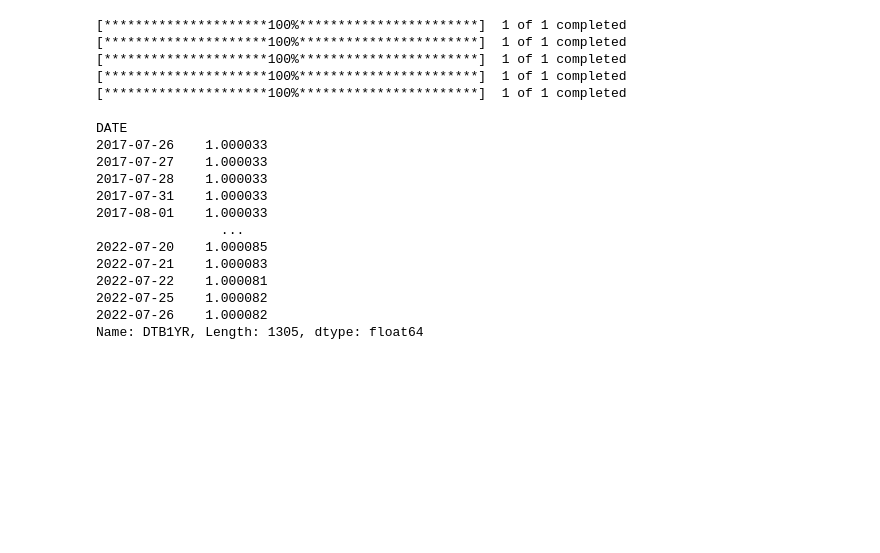
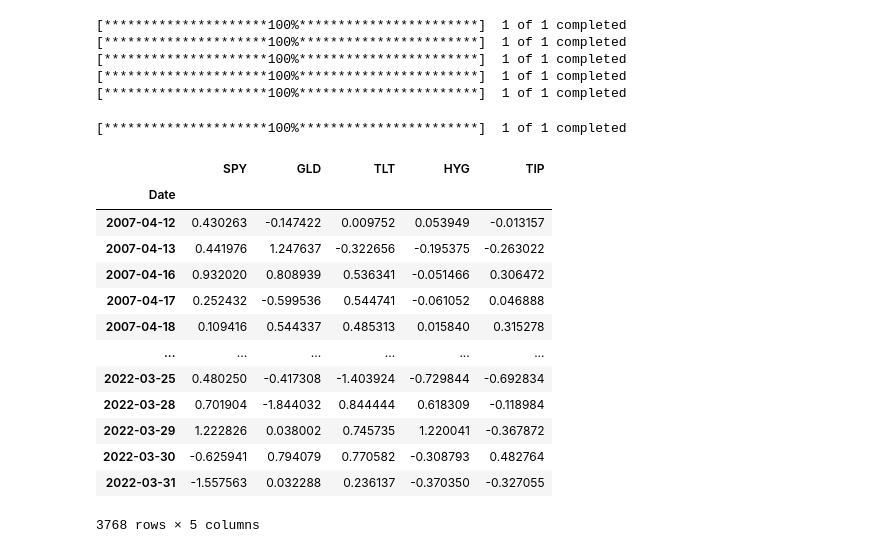
Before and after one commit to EdgyPanda/Python-Projects, a Jupyter notebook: RiskParity-Portfolio/RiskParity.ipynb, the cells around one changed output. Saved outputs shown, nothing was run; the diff lists cells and outputs as text; code cells hidden in the pictures; blank space fills up the shorter version.

```diff
--- a/RiskParity-Portfolio/RiskParity.ipynb
+++ b/RiskParity-Portfolio/RiskParity.ipynb
@@ -154,35 +158,38 @@ for i in tickers:
 #risky assets and have an annualized return following the yield to maturity of a 1-year treasury bill transformed
 #from percentage annualized values to daily decimal-values by dividing with 100 * 365.
 
-RiskFreeRate = pd.read_csv('DTB1YR.csv', index_col='DATE')
-RiskFreeRate['DTB1YR'] = pd.to_numeric(RiskFreeRate['DTB1YR'], errors='coerce')
-RiskFreeRate = RiskFreeRate['DTB1YR'].apply(lambda x: 1 + (x/(100 * 360)))
 
-#1 + RiskFreeRatetemp / (100 * 360) #360 day count?
-
+#360 day count & annualized.
+RiskFreeRate = yf.download('^TNX', start=Start, end=End)
+RiskFreeRate = RiskFreeRate['Adj Close'].dropna()
+rf = RiskFreeRate.apply(lambda x: x/360 )/100
 
 DF = pd.DataFrame(data).T
 DF.columns = tickers
 DF = DF.dropna(axis = 0)
-
-RiskFreeRate
+DF = pd.merge(DF, rf, how = 'inner', on = 'Date')
+DF = DF.rename(columns={'Adj Close': 'RF'})
 # %% [output]
-DATE
-2017-07-26    1.000033
-2017-07-27    1.000033
-2017-07-28    1.000033
-2017-07-31    1.000033
-2017-08-01    1.000033
-                ...
-2022-07-20    1.000085
-2022-07-21    1.000083
-2022-07-22    1.000081
-2022-07-25    1.000082
-2022-07-26    1.000082
-Name: DTB1YR, Length: 1305, dtype: float64
+[*********************100%***********************]  1 of 1 completed
 # %%
-DF_Returns = DF.pct_change().dropna()  * 100 #Working with linear returns for portfolio modelling.
-DF_LOGReturns = pd.DataFrame(np.diff(np.log(DF), axis =  0))  * 100 #Percentage log-returns
+DF_Returns = pd.DataFrame(DF.iloc[:,0:5].pct_change().dropna()  * 100, index=DF.index[1:], columns=DF.columns[0:5]).subtract(DF['RF'][1:] * 100, axis = 0) #Working with linear returns for portfolio modelling.
+DF_LOGReturns = pd.DataFrame(np.diff(np.log(DF.iloc[:,0:5]), axis =  0)*100, index=DF.index[1:], columns=DF.columns[0:5]).subtract(np.log(1 + DF['RF'][1:]) * 100, axis = 0) #Percentage log-returns
+DF_LOGReturns
+# %% [output]
+|  | SPY | GLD | TLT | HYG | TIP |
+| Date |  |  |  |  |  |
+| 2007-04-12 | 0.430263 | -0.147422 | 0.009752 | 0.053949 | -0.013157 |
+| 2007-04-13 | 0.441976 | 1.247637 | -0.322656 | -0.195375 | -0.263022 |
+| 2007-04-16 | 0.932020 | 0.808939 | 0.536341 | -0.051466 | 0.306472 |
+| 2007-04-17 | 0.252432 | -0.599536 | 0.544741 | -0.061052 | 0.046888 |
+| 2007-04-18 | 0.109416 | 0.544337 | 0.485313 | 0.015840 | 0.315278 |
+| ... | ... | ... | ... | ... | ... |
+| 2022-03-25 | 0.480250 | -0.417308 | -1.403924 | -0.729844 | -0.692834 |
+| 2022-03-28 | 0.701904 | -1.844032 | 0.844444 | 0.618309 | -0.118984 |
+| 2022-03-29 | 1.222826 | 0.038002 | 0.745735 | 1.220041 | -0.367872 |
+| 2022-03-30 | -0.625941 | 0.794079 | 0.770582 | -0.308793 | 0.482764 |
+| 2022-03-31 | -1.557563 | 0.032288 | 0.236137 | -0.370350 | -0.327055 |
+3768 rows × 5 columns
 # %%
 EWMALogreturns = EWMA(DF_LOGReturns)
 EWMALinearreturns = EWMA(DF_Returns)
```
Also changed, not shown: parts of 10 cells of this notebook.
